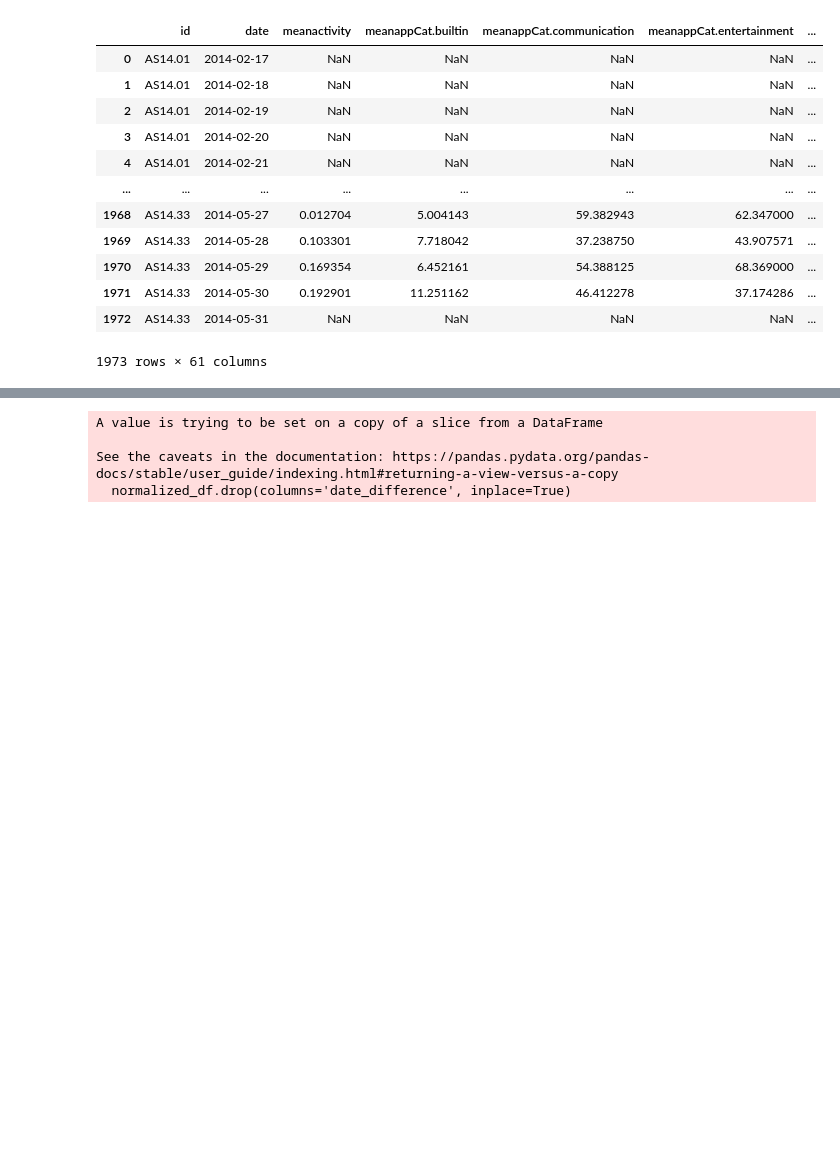
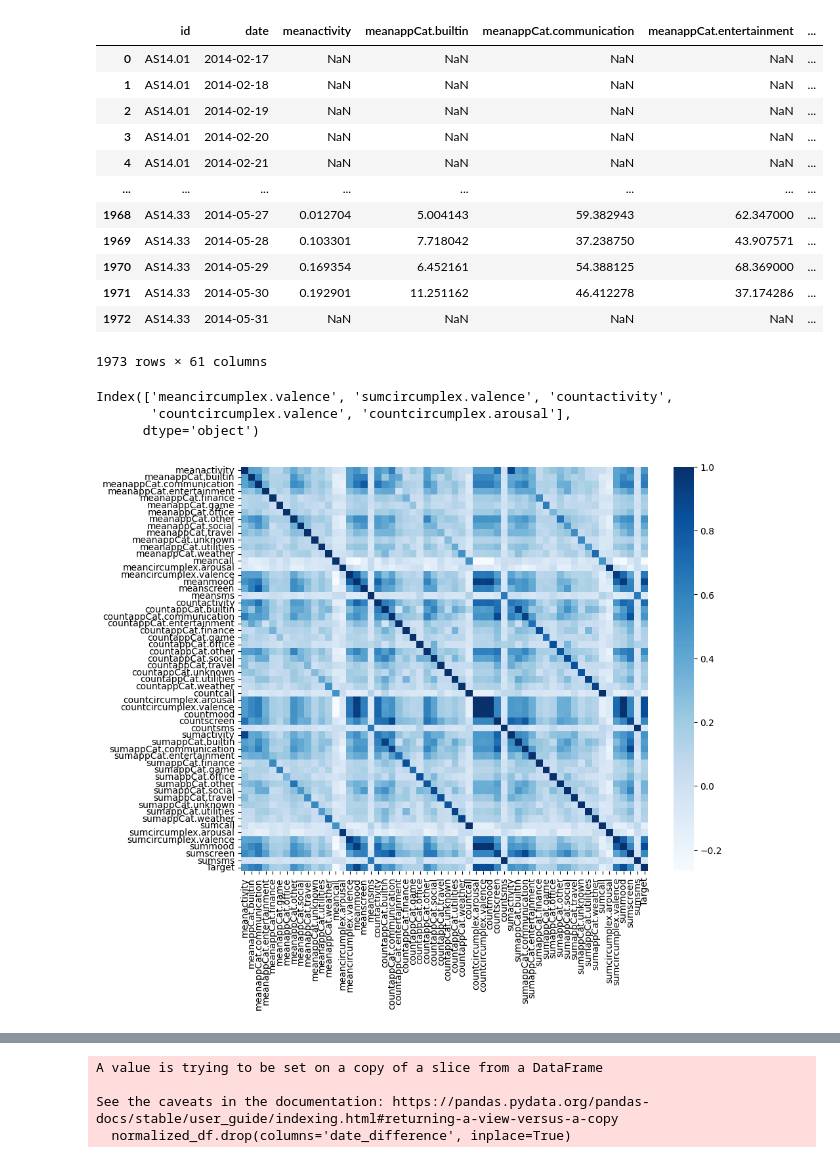
Before and after one commit to Tunde-ssbb/Data-Mining-Techniques-79, a Jupyter notebook: dataset_creation.ipynb, the cells around one changed output, grey strips where cells are left out. Cells and saved outputs as stored; diff of their text form; code cells hidden in the pictures; blank space fills up the shorter version.

```diff
--- a/dataset_creation.ipynb
+++ b/dataset_creation.ipynb
@@ -101,3 +102,23 @@ df_pivoted.dropna(subset='Target_date', inplace=True)
+# %%
+import seaborn as sb
+import matplotlib.pyplot as plt
+
+corr = df_pivoted.corr()
+
+plt.figure(figsize=(10, 8))
+sb.heatmap(corr, cmap="Blues",yticklabels=True, xticklabels = True)
+
+corr_abs = corr['Target'].abs()
+sorted_corr = corr_abs.sort_values()
+
+selected_features = sorted_corr.keys()[-9:-4]
+
+print(selected_features)
+# %% [output]
+Index(['meancircumplex.valence', 'sumcircumplex.valence', 'countactivity',
+       'countcircumplex.valence', 'countcircumplex.arousal'],
+      dtype='object')
+[figure, added]
 # %%
 # Ensure target_date is in datetime format
 df_pivoted['date'] = pd.to_datetime(df_pivoted['date'])
```
Also changed, not shown: parts of 10 cells of this notebook, 4 other files.
